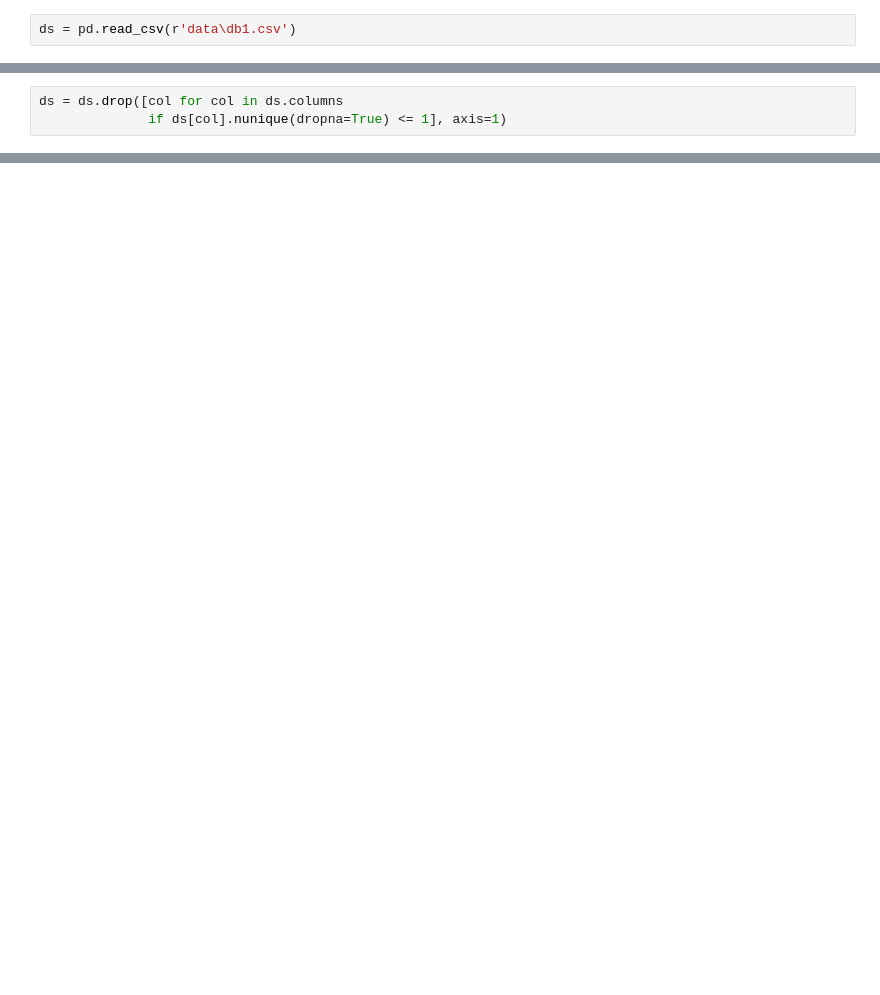
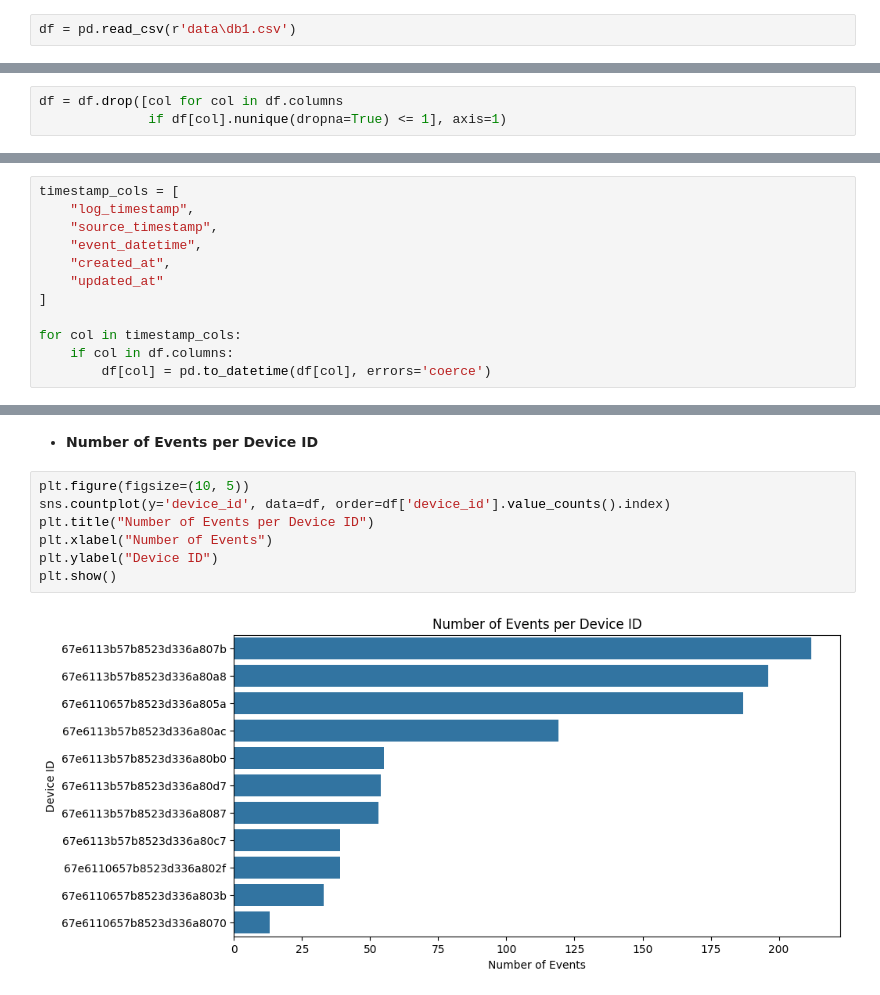
Before and after one commit to hoaghiepp/Cam-Log-Analysis, a Jupyter notebook: cam_log_analysis.ipynb, the cells around one changed output, grey strips where cells are left out. Saved outputs shown, nothing was run; the diff lists cells and outputs as text; blank space fills up the shorter version.

```diff
--- a/cam_log_analysis.ipynb
+++ b/cam_log_analysis.ipynb
@@ -5,2 +10,2 @@ import numpy as np
 # %%
-ds = pd.read_csv(r'data\db1.csv')
+df = pd.read_csv(r'data\db1.csv')
@@ -55,6 +66,6 @@ one_value_df.head(1)
 |  | pod_name | log_level | log_name | msg_user_ids | msg_video_id | msg_event_type | msg_key_base64 | ... |
 | 0 | worker-cam-hybrid-0 | INFO | actors.cam_hybrid.core.face_recog... | [user-001, user-002] | video-001 | FACE_RECOGNITION | keybase64-001 | ... |
 # %%
-ds = ds.drop([col for col in ds.columns
-              if ds[col].nunique(dropna=True) <= 1], axis=1)
+df = df.drop([col for col in df.columns
+              if df[col].nunique(dropna=True) <= 1], axis=1)
 # %%
@@ -77,3 +88,15 @@ ds.describe(include='all').T
 | face_top_position | 1000.0 | NaN | NaN | NaN | 1252.851 | 546.357996 | 0.0 | 931.75 | 1162.0 | 1562.75 | 2515.0 |
 | face_track_id | 1000.0 | NaN | NaN | NaN | 5750.716 | 3361.626664 | 30.0 | 3390.25 | 5108.0 | 8127.75 | 12013.0 |
 | thumbnail_image | 1000 | 1000 | cam_hybrid/c692e4b8eba240b8add9e3... | 1 | NaN | NaN | NaN | NaN | NaN | NaN | NaN |
+# %%
+timestamp_cols = [
+    "log_timestamp",
+    "source_timestamp",
+    "event_datetime",
+    "created_at",
+    "updated_at"
+]
+
+for col in timestamp_cols:
+    if col in df.columns:
+        df[col] = pd.to_datetime(df[col], errors='coerce')
@@ -79,0 +109,11 @@ ds.describe(include='all').T
+# %% [markdown]
+- **Number of Events per Device ID**
+# %%
+plt.figure(figsize=(10, 5))
+sns.countplot(y='device_id', data=df, order=df['device_id'].value_counts().index)
+plt.title("Number of Events per Device ID")
+plt.xlabel("Number of Events")
+plt.ylabel("Device ID")
+plt.show()
+# %% [output]
+[figure, added]
```
Also changed, not shown: parts of 20 cells of this notebook.
